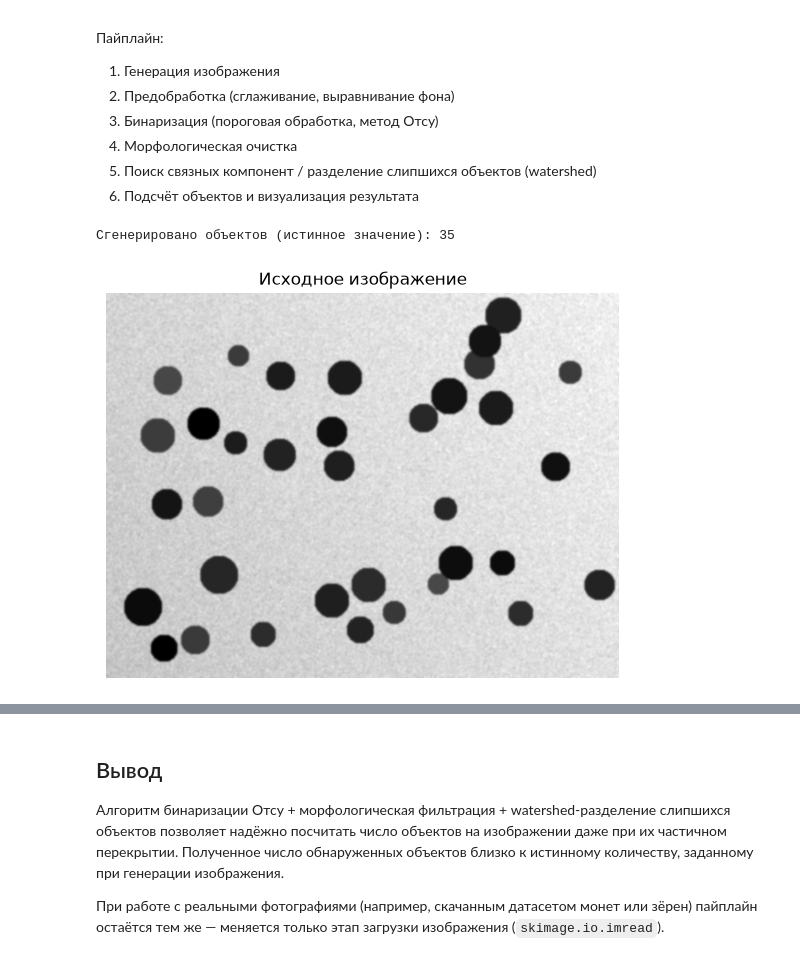
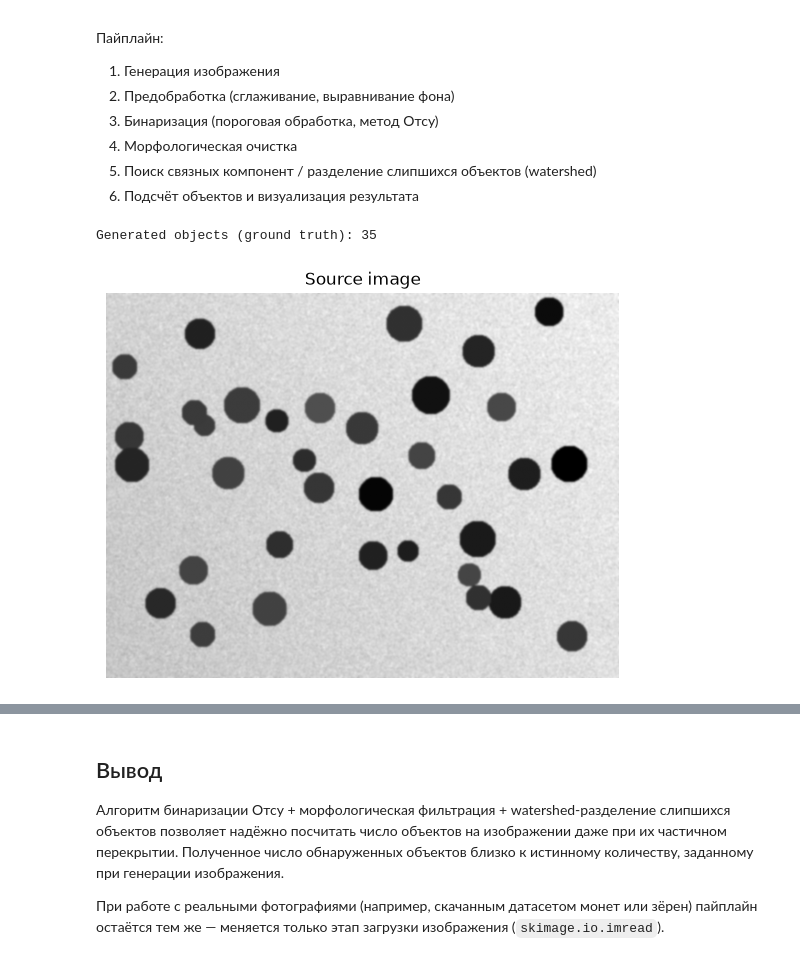
Before and after one commit to sdavidkh/test, a Jupyter notebook: image_processing_homework/detection_and_counting.ipynb, the cells around one changed output, grey strips where cells are left out. Drawn from its saved outputs; the diff is of its cells as text; code cells hidden in the pictures.

```diff
--- a/image_processing_homework/detection_and_counting.ipynb
+++ b/image_processing_homework/detection_and_counting.ipynb
@@ -29,12 +29,13 @@ from skimage.measure import label, regionprops
 from skimage.segmentation import watershed, clear_border
 from scipy import ndimage as ndi
 
-rng = np.random.default_rng(42)
+SEED = 123
+rng = np.random.default_rng(SEED)
 # %%
 def make_coins_image(n_coins=35, size=(420, 560)):
     h, w = size
-    background = 0.75 + 0.05 * np.random.default_rng(1).standard_normal((h, w))
-    # лёгкий градиент освещения
+    background = 0.75 + 0.05 * np.random.default_rng(SEED).standard_normal((h, w))
+    # slight illumination gradient
     yy, xx = np.mgrid[0:h, 0:w]
     background += 0.08 * (xx / w) - 0.04 * (yy / h)
 
@@ -45,36 +46,36 @@ def make_coins_image(n_coins=35, size=(420, 560)):
     attempts = 0
     while len(placed) < n_coins and attempts < n_coins * 30:
         attempts += 1
         r = rng.integers(12, 22)
         cy = rng.integers(r + 2, h - r - 2)
         cx = rng.integers(r + 2, w - r - 2)
-        # допускаем лёгкое перекрытие монет, но не полное совпадение центров
+        # allow slight overlap between coins, but not coinciding centers
         too_close = any(
             (cy - py) ** 2 + (cx - px) ** 2 < (0.55 * (r + pr)) ** 2
             for py, px, pr in placed
         )
         if too_close:
             continue
         placed.append((cy, cx, r))
         rr, cc = disk((cy, cx), r, shape=(h, w))
         brightness = rng.uniform(0.15, 0.35)
         image[rr, cc] = brightness + 0.03 * rng.standard_normal()
         mask[rr, cc] = True
 
     image = gaussian(image, sigma=1.0)
     image = np.clip(image, 0, 1)
     return image, len(placed)
 
 
 image, true_count = make_coins_image()
-print('Сгенерировано объектов (истинное значение):', true_count)
+print('Generated objects (ground truth):', true_count)
 
 plt.figure(figsize=(7, 5))
 plt.imshow(image, cmap='gray')
-plt.title('Исходное изображение')
+plt.title('Source image')
 plt.axis('off')
 plt.show()
 # %% [output]
-Сгенерировано объектов (истинное значение): 35
+Generated objects (ground truth): 35
-[figure, old version]
+[figure, new version]
 # %%
```
Also changed, not shown: parts of 3 cells of this notebook, 2 other files.
